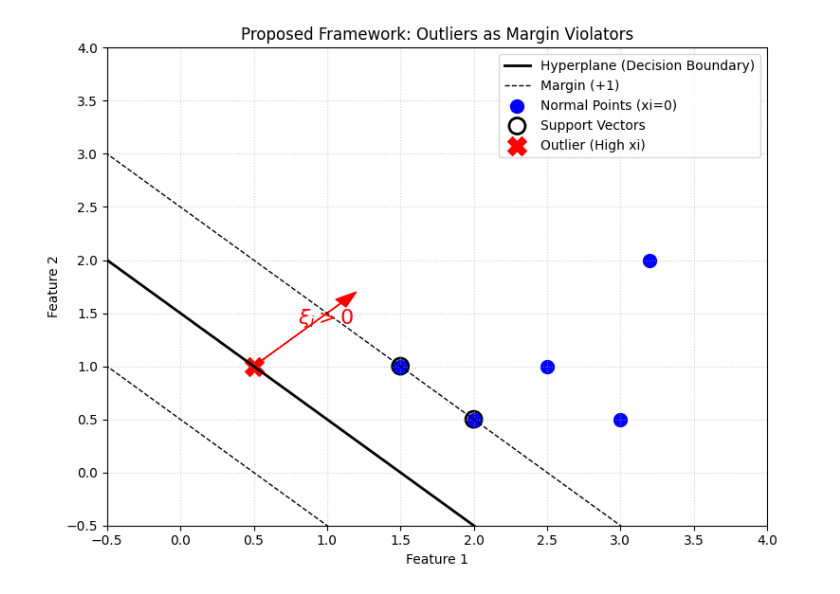
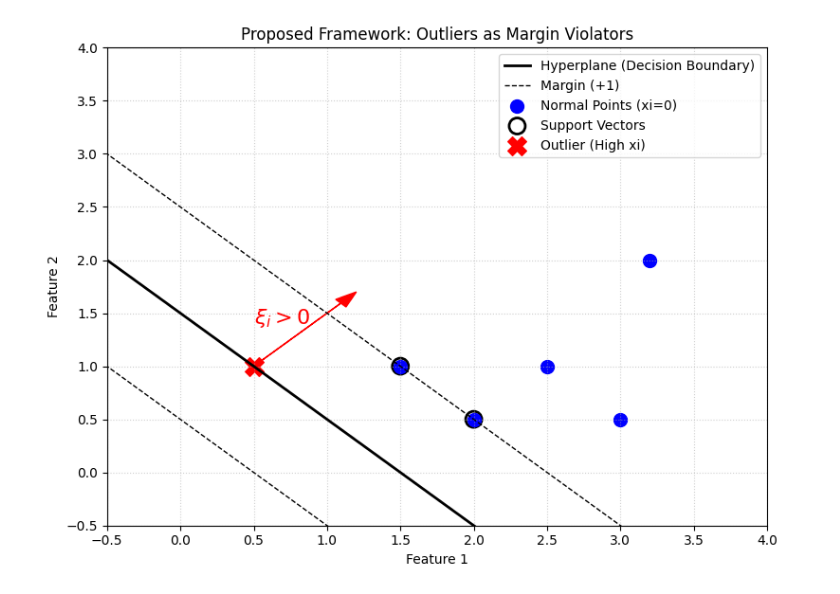
Before and after one commit to SayHiToMePlease/cmpe-462, a Jupyter notebook: task_1/outlier_detection_poc.ipynb, the cells around one changed output. Drawn from its saved outputs; the diff is of its cells as text; code cells hidden in the pictures.

Commit message:
Adjusted visuals for POC demonstration (for video)

```diff
--- a/task_1/outlier_detection_poc.ipynb
+++ b/task_1/outlier_detection_poc.ipynb
@@ -24,32 +24,32 @@ def plot_framework_concept():
     # 2. Plot "Normal" Points (Safe inside the class)
     plt.scatter([2.5, 3.0, 3.2], [1.0, 0.5, 2.0], color='blue', s=100, label='Normal Points (xi=0)')
 
     # 3. Plot "Support Vectors" (On the margin)
     plt.scatter([1.5, 2.0], [1.0, 0.5], s=150, facecolors='none', edgecolors='k', linewidth=2, label='Support Vectors')
     plt.scatter([1.5, 2.0], [1.0, 0.5], color='blue', s=100) # Fill
 
     # 4. Plot the "Outlier" (Violating the margin)
     outlier_x, outlier_y = 0.5, 1.0 # Deep inside the wrong side
     plt.scatter([outlier_x], [outlier_y], color='red', marker='X', s=200, label='Outlier (High xi)')
 
     # Draw the Slack Variable (distance line)
     # Distance from margin_pos to outlier
     plt.arrow(outlier_x, outlier_y, 0.7, 0.7, head_width=0.1, color='red', length_includes_head=True)
-    plt.text(0.8, 1.4, r'$\xi_i > 0$', fontsize=16, color='red', fontweight='bold')
+    plt.text(0.5, 1.4, r'$\xi_i > 0$', fontsize=16, color='red', fontweight='bold')
 
     # Formatting
     plt.xlim(-0.5, 4)
     plt.ylim(-0.5, 4)
     plt.xlabel('Feature 1')
     plt.ylabel('Feature 2')
     plt.title('Proposed Framework: Outliers as Margin Violators')
     plt.legend(loc='upper right')
     plt.grid(True, linestyle=':', alpha=0.6)
 
     plt.tight_layout()
     plt.show()
 
 # Run it to get your figure
 plot_framework_concept()
 # %% [output]
-[figure, old version]
+[figure, new version]
```
